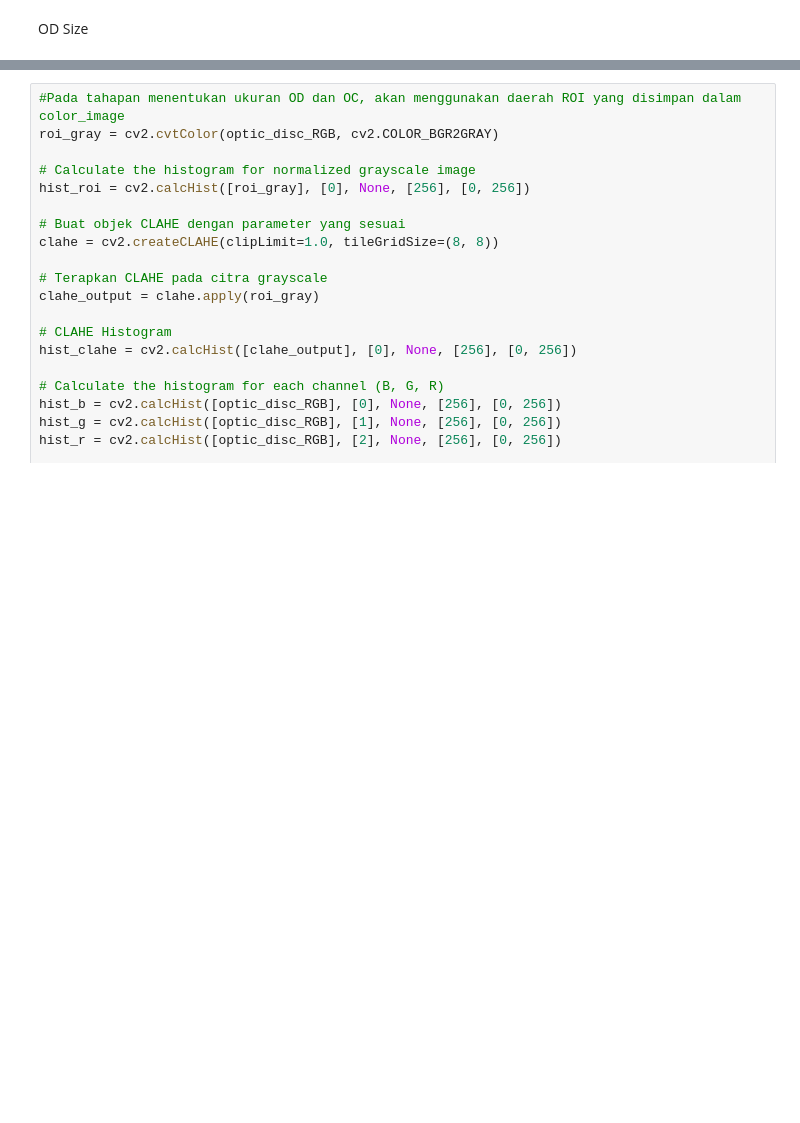
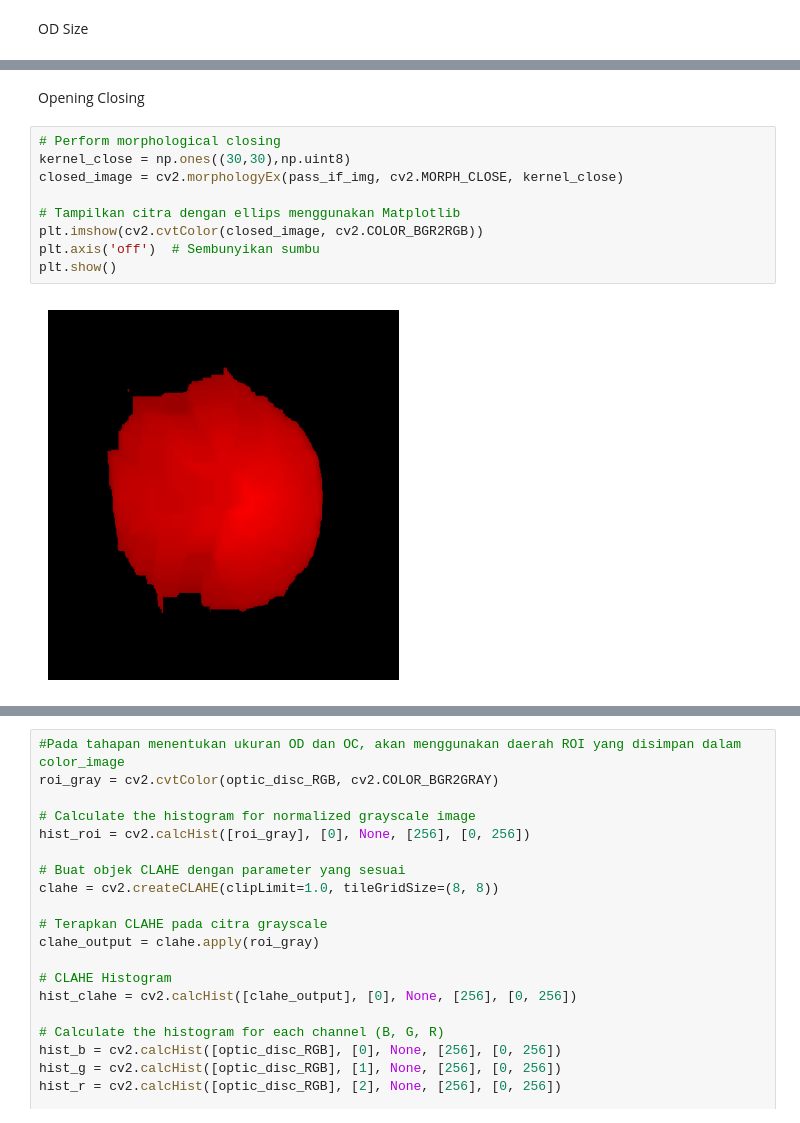
Before and after one commit to wikan1602/od_segmentation, a Jupyter notebook: hist_match.ipynb, the cells around one changed output, grey strips where cells are left out. Saved outputs shown, nothing was run; the diff lists cells and outputs as text; blank space fills up the shorter version.

```diff
--- a/hist_match.ipynb
+++ b/hist_match.ipynb
@@ -234,0 +304,13 @@ plt.show()
+# %% [markdown]
+Opening Closing
+# %%
+# Perform morphological closing
+kernel_close = np.ones((30,30),np.uint8)
+closed_image = cv2.morphologyEx(pass_if_img, cv2.MORPH_CLOSE, kernel_close)
+
+# Tampilkan citra dengan ellips menggunakan Matplotlib
+plt.imshow(cv2.cvtColor(closed_image, cv2.COLOR_BGR2RGB))
+plt.axis('off')  # Sembunyikan sumbu
+plt.show()
+# %% [output]
+[figure, added]
```
Also changed, not shown: parts of 14 cells of this notebook.
